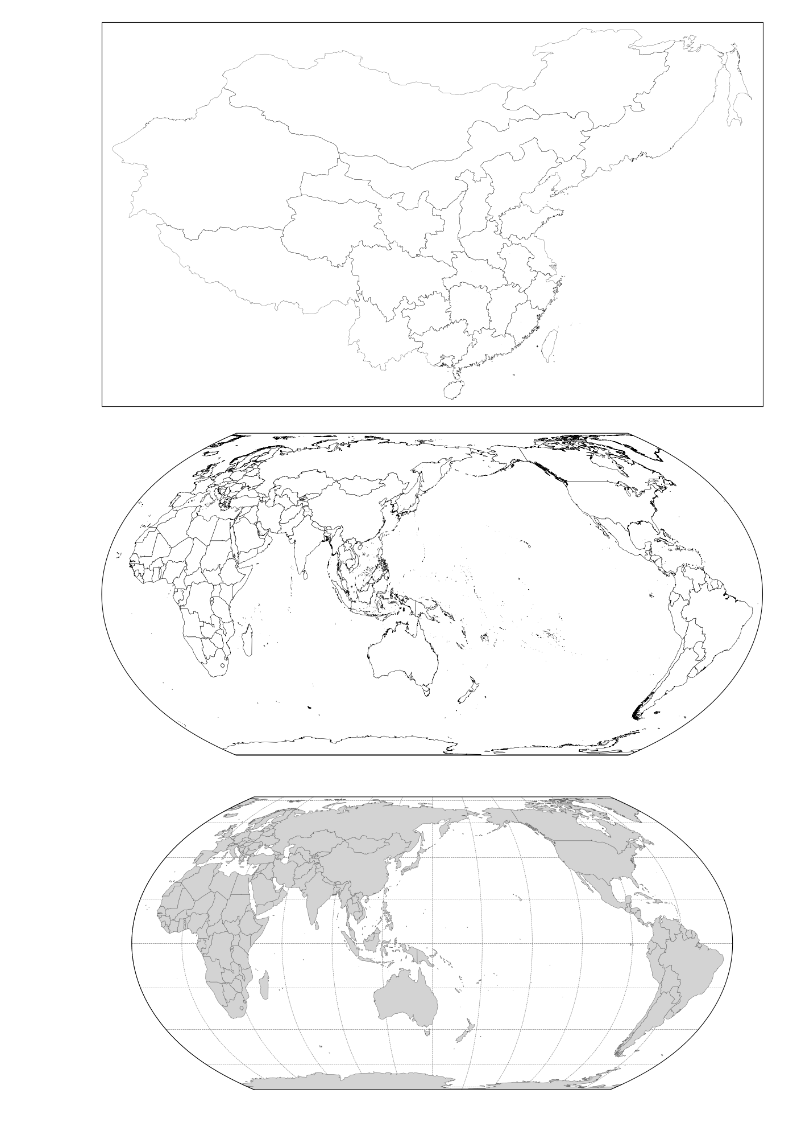
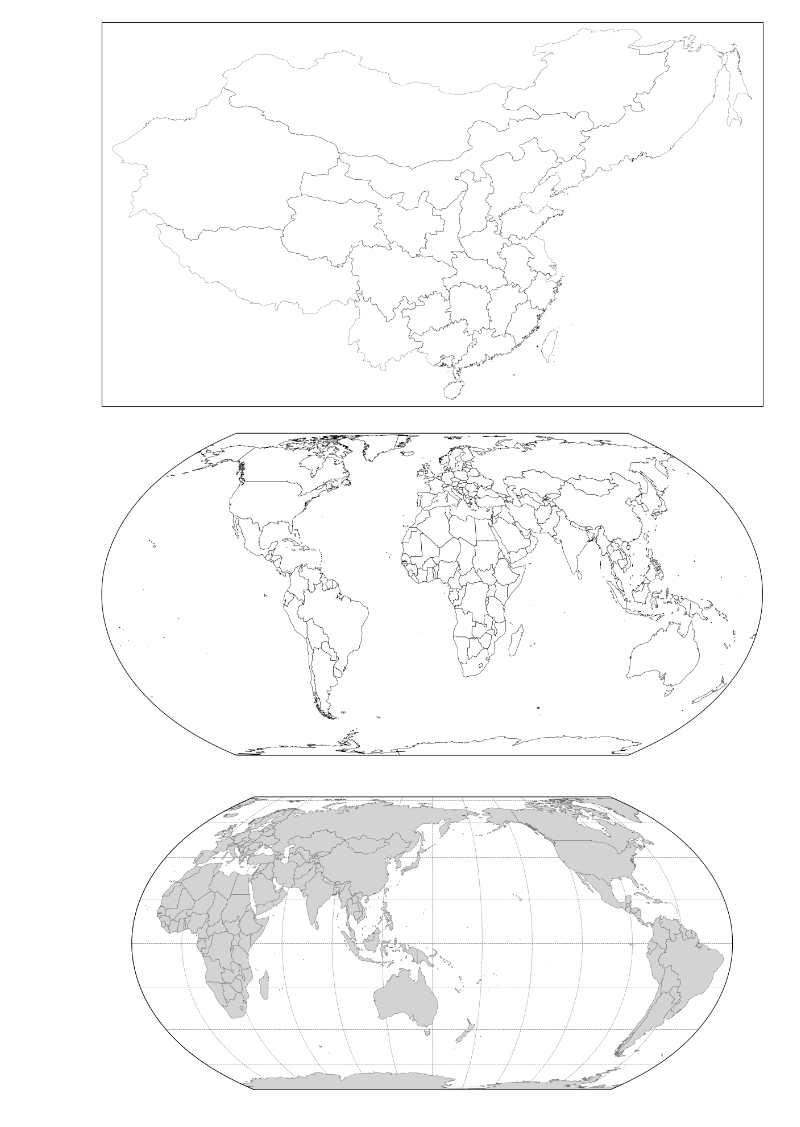
Before and after one commit to gestepoa/pythonmap, a Jupyter notebook: map_testing.ipynb, the cells around one changed output. Drawn from its saved outputs; the diff is of its cells as text; code cells hidden in the pictures.

```diff
--- a/map_testing.ipynb
+++ b/map_testing.ipynb
@@ -316,49 +316,49 @@ plt.show()
 # EqualEarth（平等地球）标准世界地图
 
 import geopandas as gpd
 import matplotlib.pyplot as plt
 import cartopy.crs as ccrs
 from matplotlib.lines import Line2D
 
 plt.rcParams['font.sans-serif'] = ['SimHei','Times New Roman']
 plt.rcParams['axes.unicode_minus'] = False
 
 
 def loopFillColor(ax, world, countryList, color, alpha):
     for country in countryList:
         country_data = world[world['NAME_CHN'] == country]
         if not country_data.empty:
             country_data.plot(ax=ax, color=color, edgecolor='k', linewidth=0.4, transform=ccrs.PlateCarree(), alpha=alpha)
 
 
-world = gpd.read_file('./worldmap4/world.geojson')
+world = gpd.read_file('./worldmap4/world8859.geojson')
 world = world.to_crs(ccrs.PlateCarree())
 
-tenline = gpd.read_file('./line/worldmap2/十段线.geojson')
-tenline = tenline.to_crs(ccrs.PlateCarree())
+# tenline = gpd.read_file('./line/worldmap2/十段线.geojson')
+# tenline = tenline.to_crs(ccrs.PlateCarree())
 
-border = gpd.read_file('./line/worldmap2/未定国界.geojson')
-border = border.to_crs(ccrs.PlateCarree())
+# border = gpd.read_file('./line/worldmap2/未定国界.geojson')
+# border = border.to_crs(ccrs.PlateCarree())
 
-PIline = gpd.read_file('./line/worldmap2/印巴停火线part1.geojson')
-PIline = PIline.to_crs(ccrs.PlateCarree())
+# PIline = gpd.read_file('./line/worldmap2/印巴停火线part1.geojson')
+# PIline = PIline.to_crs(ccrs.PlateCarree())
 
-Palestine = gpd.read_file('./line/worldmap2/巴勒斯坦.geojson')
-Palestine = Palestine.to_crs(ccrs.PlateCarree())
+# Palestine = gpd.read_file('./line/worldmap2/巴勒斯坦.geojson')
+# Palestine = Palestine.to_crs(ccrs.PlateCarree())
 
-fig, ax = plt.subplots(1, 1, figsize=(15, 10), subplot_kw={'projection': ccrs.EqualEarth(central_longitude=150)})
+fig, ax = plt.subplots(1, 1, figsize=(15, 10), subplot_kw={'projection': ccrs.EqualEarth(central_longitude=0)})
 world.plot(ax=ax, color="w", edgecolor='k', linewidth=0.4, transform=ccrs.PlateCarree())
 
-Palestine.plot(ax=ax, color='w', edgecolor='k', linewidth=0.4, transform=ccrs.PlateCarree())
-tenline.plot(ax=ax, color='k', edgecolor='k', linewidth=0.4, linestyle='-', transform=ccrs.PlateCarree())
-border.plot(ax=ax, color='#CCCCCC', edgecolor='#CCCCCC', linewidth=0.2, linestyle='-', transform=ccrs.PlateCarree())
-PIline.plot(ax=ax, color='k', edgecolor='k', linewidth=0.2, linestyle='--', transform=ccrs.PlateCarree())
+# Palestine.plot(ax=ax, color='w', edgecolor='k', linewidth=0.4, transform=ccrs.PlateCarree())
+# tenline.plot(ax=ax, color='k', edgecolor='k', linewidth=0.4, linestyle='-', transform=ccrs.PlateCarree())
+# border.plot(ax=ax, color='#CCCCCC', edgecolor='#CCCCCC', linewidth=0.2, linestyle='-', transform=ccrs.PlateCarree())
+# PIline.plot(ax=ax, color='k', edgecolor='k', linewidth=0.2, linestyle='--', transform=ccrs.PlateCarree())
 
 ax.set_aspect('equal')
-plt.savefig('EqualEarthWorldMap.png', dpi=1200, bbox_inches='tight')
+# plt.savefig('EqualEarthWorldMap.png', dpi=1200, bbox_inches='tight')
 plt.show()
 # %% [output]
-[figure, old version]
+[figure, new version]
 # %%
 import geopandas as gpd
 import matplotlib.pyplot as plt
```
Also changed, not shown: parts of 1 cell of this notebook, 7 other files.
